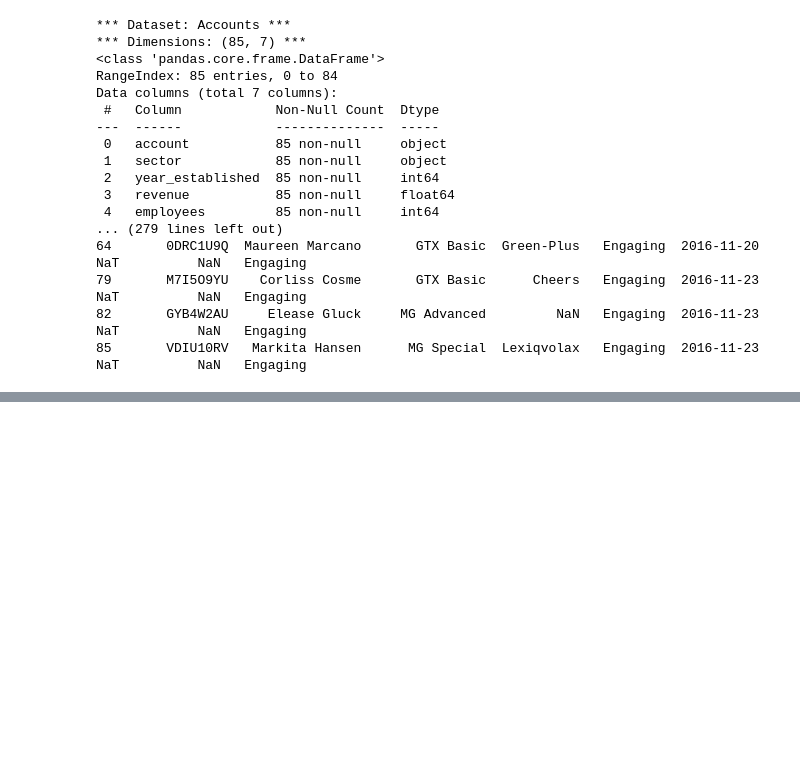
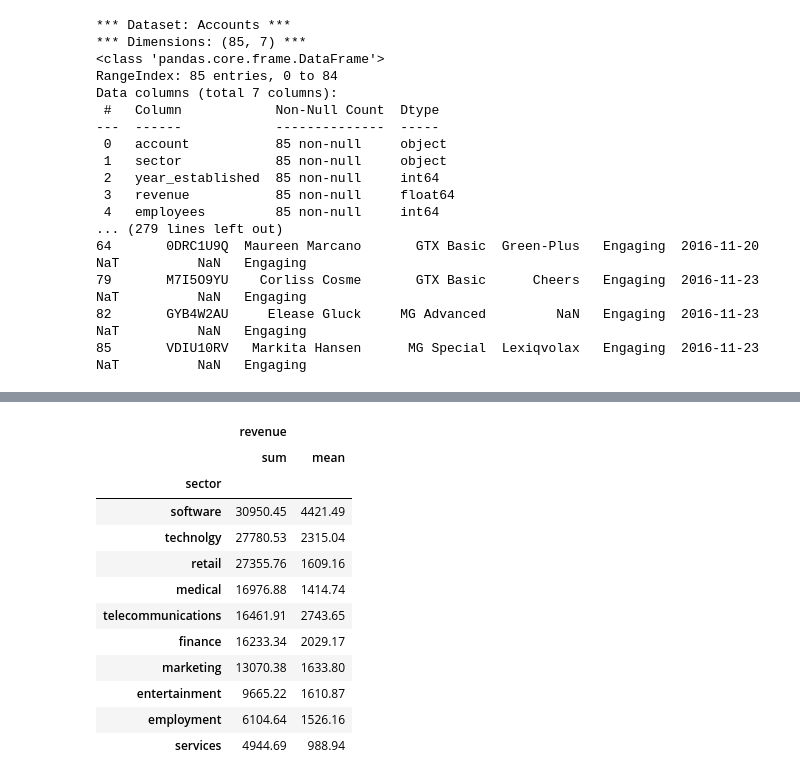
Before and after one commit to SuyogPatgave/Python_Codes-Projects, a Jupyter notebook: CRM_Project.ipynb, the cells around one changed output, grey strips where cells are left out. Cells and saved outputs as stored; diff of their text form; code cells hidden in the pictures; blank space fills up the shorter version.

```diff
--- a/CRM_Project.ipynb
+++ b/CRM_Project.ipynb
@@ -422,0 +478,18 @@ Engaging:
+# %%
+#average and sum of revenue by sector
+rev_by_sec = acc.groupby('sector').agg({'revenue': ['sum', 'mean']}).round(2).sort_values(by=('revenue', 'sum'), ascending=False)
+rev_by_sec
+# %% [output]
+|  | revenue |  |
+|  | sum | mean |
+| sector |  |  |
+| software | 30950.45 | 4421.49 |
+| technolgy | 27780.53 | 2315.04 |
+| retail | 27355.76 | 1609.16 |
+| medical | 16976.88 | 1414.74 |
+| telecommunications | 16461.91 | 2743.65 |
+| finance | 16233.34 | 2029.17 |
+| marketing | 13070.38 | 1633.80 |
+| entertainment | 9665.22 | 1610.87 |
+| employment | 6104.64 | 1526.16 |
+| services | 4944.69 | 988.94 |
```
Also changed, not shown: parts of 7 cells of this notebook.
